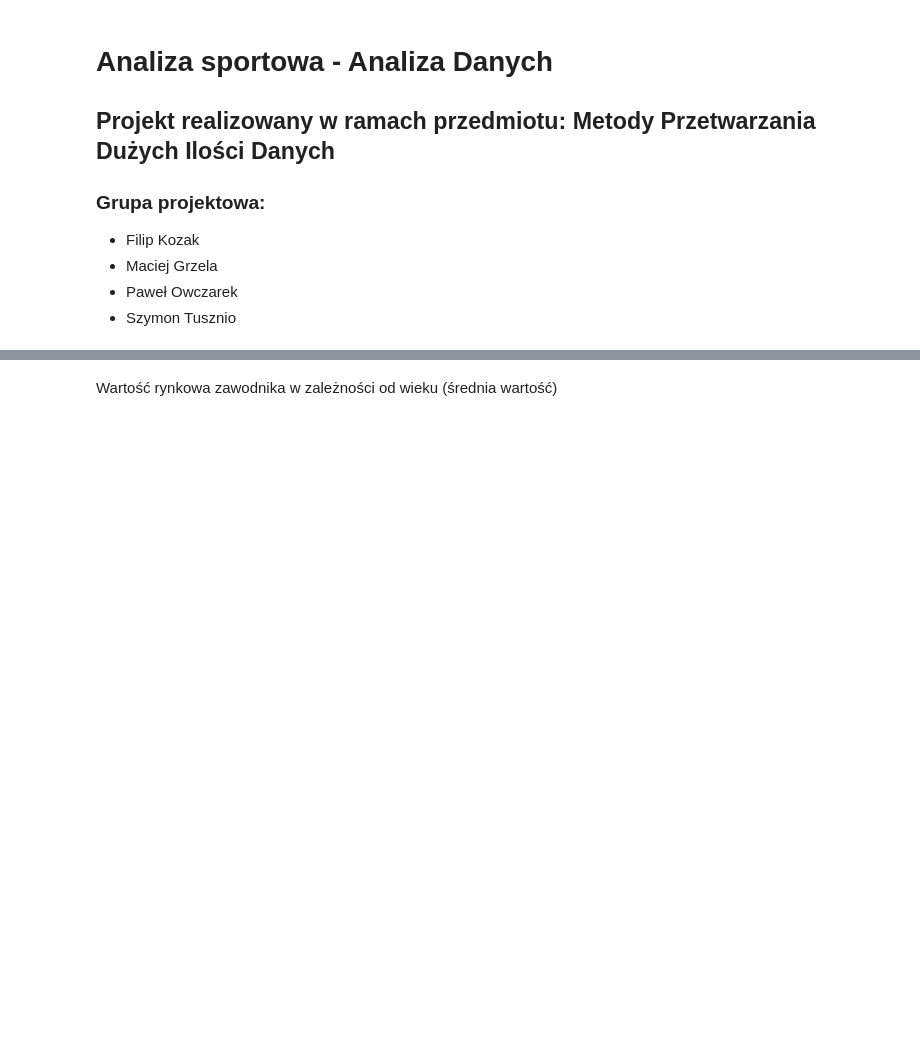
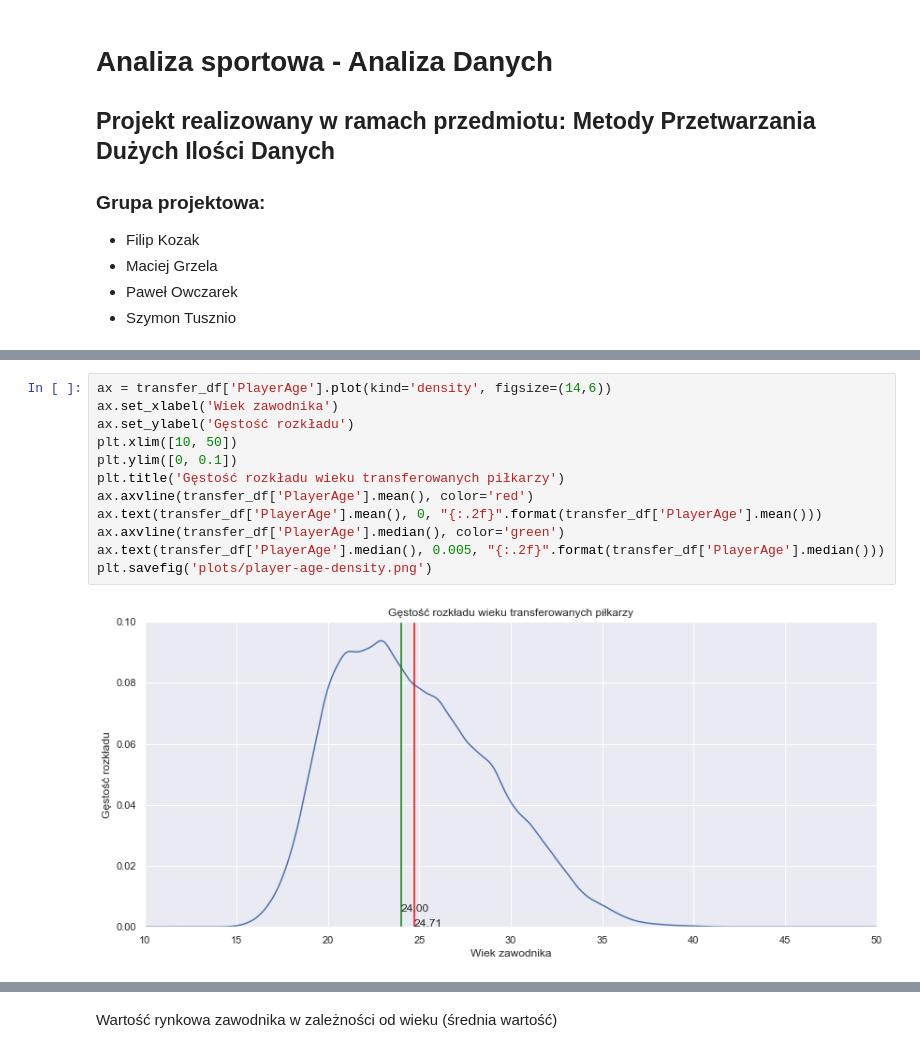
Before and after one commit to maciekgrzela/analiza-sportowa, a Jupyter notebook: analiza-danych.ipynb, the cells around one changed output, grey strips where cells are left out. Drawn from its saved outputs; the diff is of its cells as text; blank space fills up the shorter version.

```diff
--- a/analiza-danych.ipynb
+++ b/analiza-danych.ipynb
@@ -518,0 +157,14 @@ plt.plot(age_unique_list,player_value_sum)
+# %%
+ax = transfer_df['PlayerAge'].plot(kind='density', figsize=(14,6))
+ax.set_xlabel('Wiek zawodnika')
+ax.set_ylabel('Gęstość rozkładu')
+plt.xlim([10, 50])
+plt.ylim([0, 0.1])
+plt.title('Gęstość rozkładu wieku transferowanych piłkarzy')
+ax.axvline(transfer_df['PlayerAge'].mean(), color='red')
+ax.text(transfer_df['PlayerAge'].mean(), 0, "{:.2f}".format(transfer_df['PlayerAge'].mean()))
+ax.axvline(transfer_df['PlayerAge'].median(), color='green')
+ax.text(transfer_df['PlayerAge'].median(), 0.005, "{:.2f}".format(transfer_df['PlayerAge'].median()))
+plt.savefig('plots/player-age-density.png')
+# %% [output]
+[figure, added]
```
Also changed, not shown: parts of 104 cells of this notebook, 26 other files.
